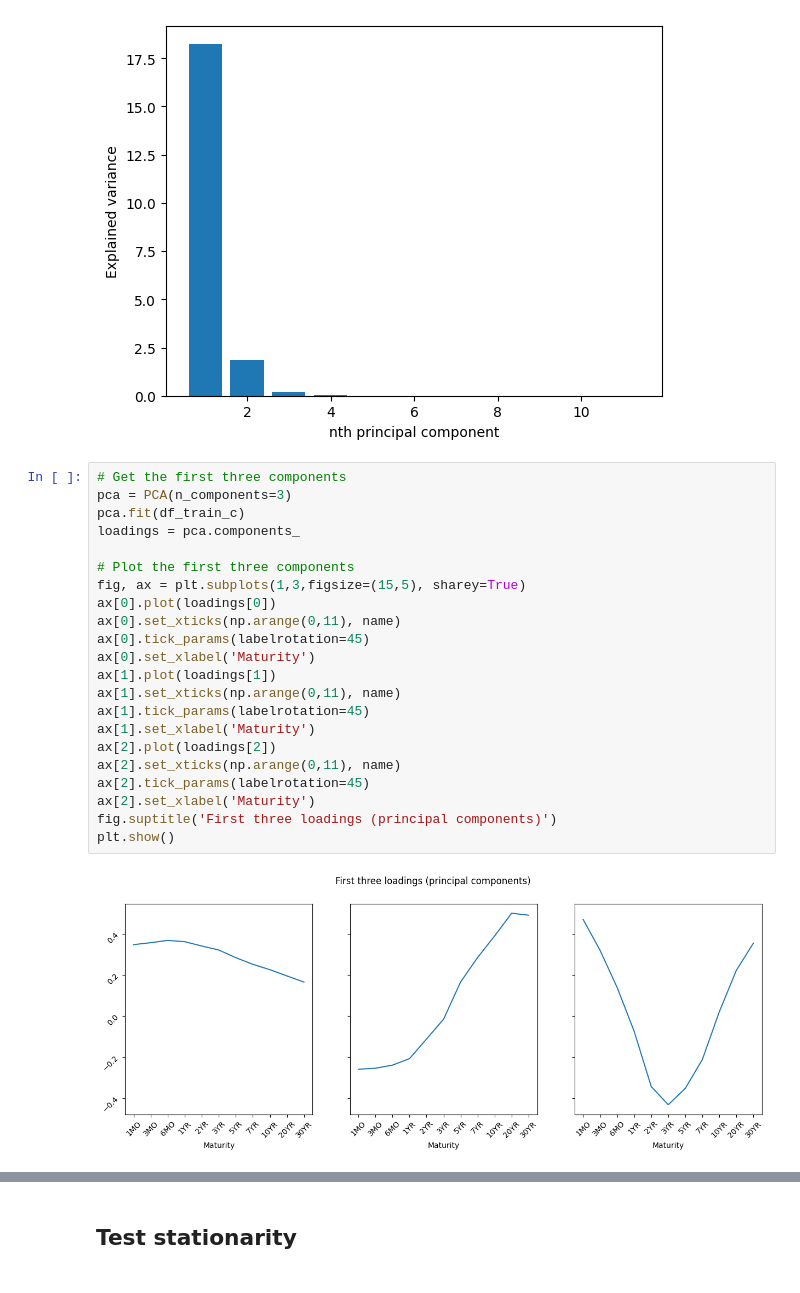
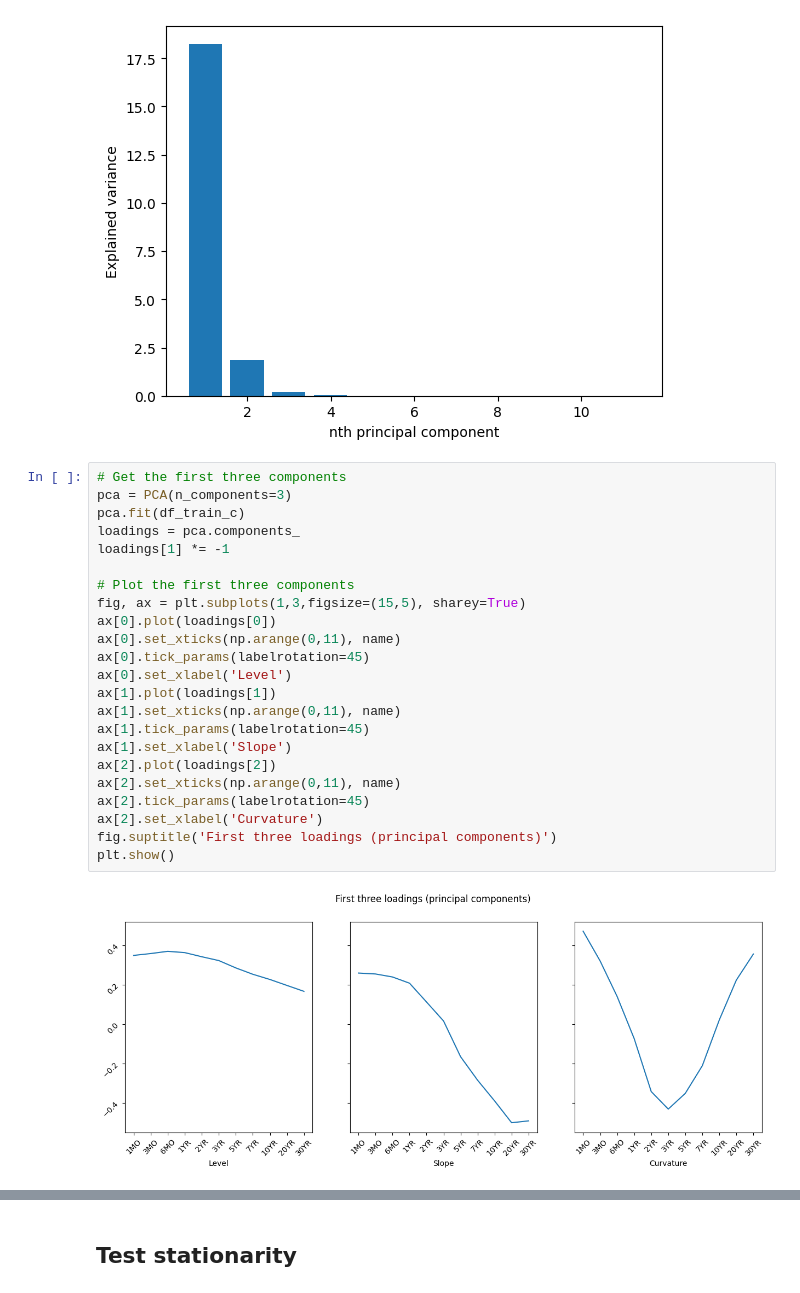
Before and after one commit to minghongchen/yield-curve-model, a Jupyter notebook: notebooks/Yield_Curve_Forecast_VAR-PCA.ipynb, the cells around one changed output, grey strips where cells are left out. Drawn from its saved outputs; the diff is of its cells as text.

```diff
--- a/notebooks/Yield_Curve_Forecast_VAR.ipynb
+++ b/notebooks/Yield_Curve_Forecast_VAR-PCA.ipynb
@@ -62,24 +78,25 @@ plt.show()
 # %%
 # Get the first three components
 pca = PCA(n_components=3)
 pca.fit(df_train_c)
 loadings = pca.components_
+loadings[1] *= -1
 
 # Plot the first three components
 fig, ax = plt.subplots(1,3,figsize=(15,5), sharey=True)
 ax[0].plot(loadings[0])
 ax[0].set_xticks(np.arange(0,11), name)
 ax[0].tick_params(labelrotation=45)
-ax[0].set_xlabel('Maturity')
+ax[0].set_xlabel('Level')
 ax[1].plot(loadings[1])
 ax[1].set_xticks(np.arange(0,11), name)
 ax[1].tick_params(labelrotation=45)
-ax[1].set_xlabel('Maturity')
+ax[1].set_xlabel('Slope')
 ax[2].plot(loadings[2])
 ax[2].set_xticks(np.arange(0,11), name)
 ax[2].tick_params(labelrotation=45)
-ax[2].set_xlabel('Maturity')
+ax[2].set_xlabel('Curvature')
 fig.suptitle('First three loadings (principal components)')
 plt.show()
 # %% [output]
-[figure, old version]
+[figure, new version]
```
Also changed, not shown: parts of 4 cells of this notebook, 16 other files.
